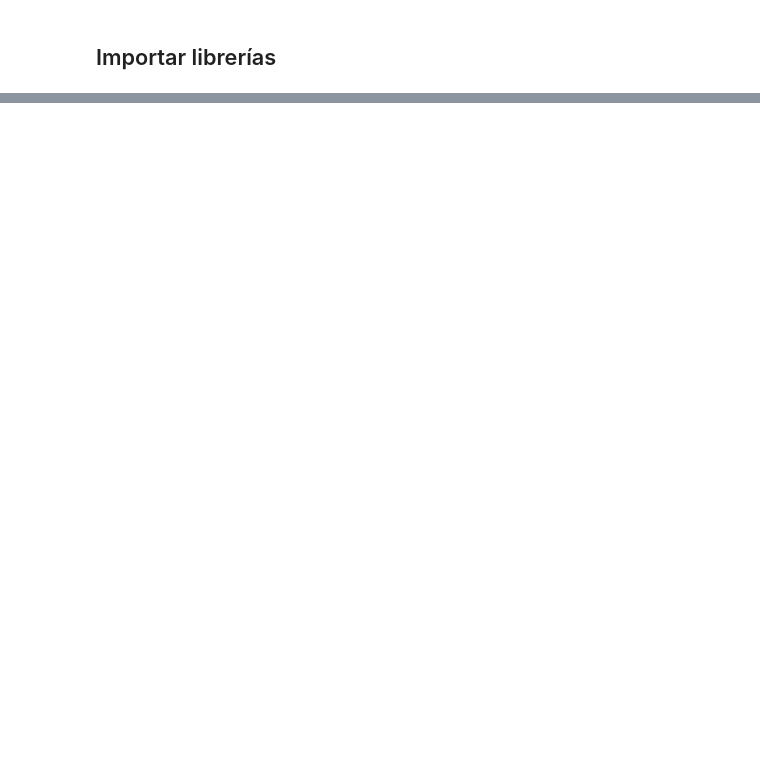
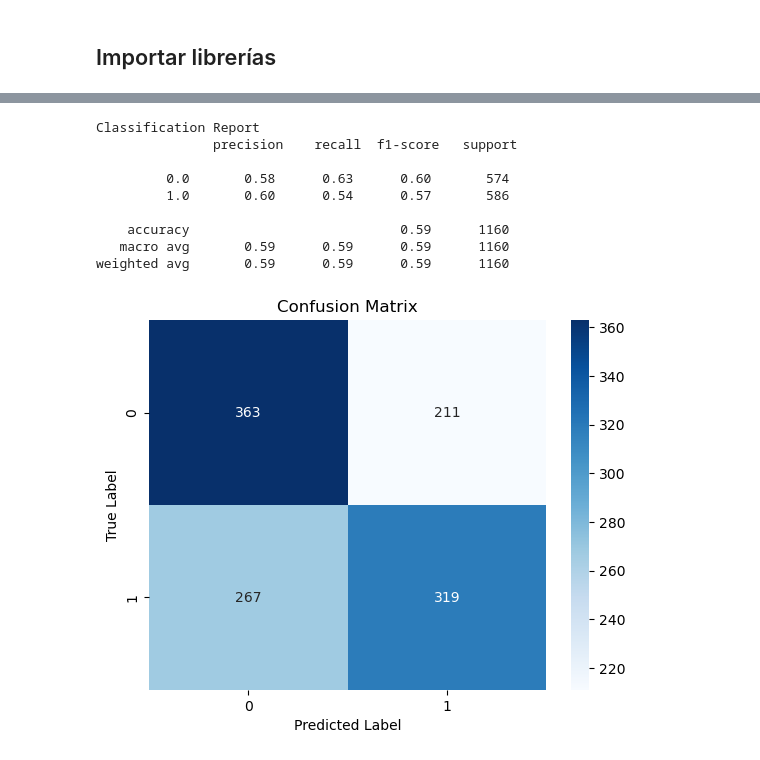
Before and after one commit to ajmtrz/eda_robots, a Jupyter notebook: ml_classifier.ipynb, the cells around one changed output, grey strips where cells are left out. Saved outputs shown, nothing was run; the diff lists cells and outputs as text; code cells hidden in the pictures; blank space fills up the shorter version.

```diff
--- a/ml_classifier.ipynb
+++ b/ml_classifier.ipynb
@@ -120,0 +205,28 @@ with open(os.path.join(mql5_files_folder, "xgboost_sell.onnx"), 'wb') as f:
+# %%
+y_pred = model_sell.predict(X_sell_test)
+
+# For binary classification, you might want to threshold the predictions since these are probabilities
+y_pred_binary = np.round(y_pred)
+
+# Confusion Matrix
+cm = confusion_matrix(y_sell_test, y_pred_binary)
+sns.heatmap(cm, annot=True, fmt='d', cmap='Blues')
+plt.xlabel("Predicted Label")
+plt.ylabel("True Label")
+plt.title("Confusion Matrix")
+plt.savefig("confusion-matrix xgboost")  # Display the heatmap
+
+
+print("Classification Report\n",
+      classification_report(y_sell_test, y_pred_binary))
+# %% [output]
+Classification Report
+               precision    recall  f1-score   support
+
+         0.0       0.58      0.63      0.60       574
+         1.0       0.60      0.54      0.57       586
+
+    accuracy                           0.59      1160
+   macro avg       0.59      0.59      0.59      1160
+weighted avg       0.59      0.59      0.59      1160
+[figure, added]
```
Also changed, not shown: parts of 8 cells of this notebook, 2 other files.
